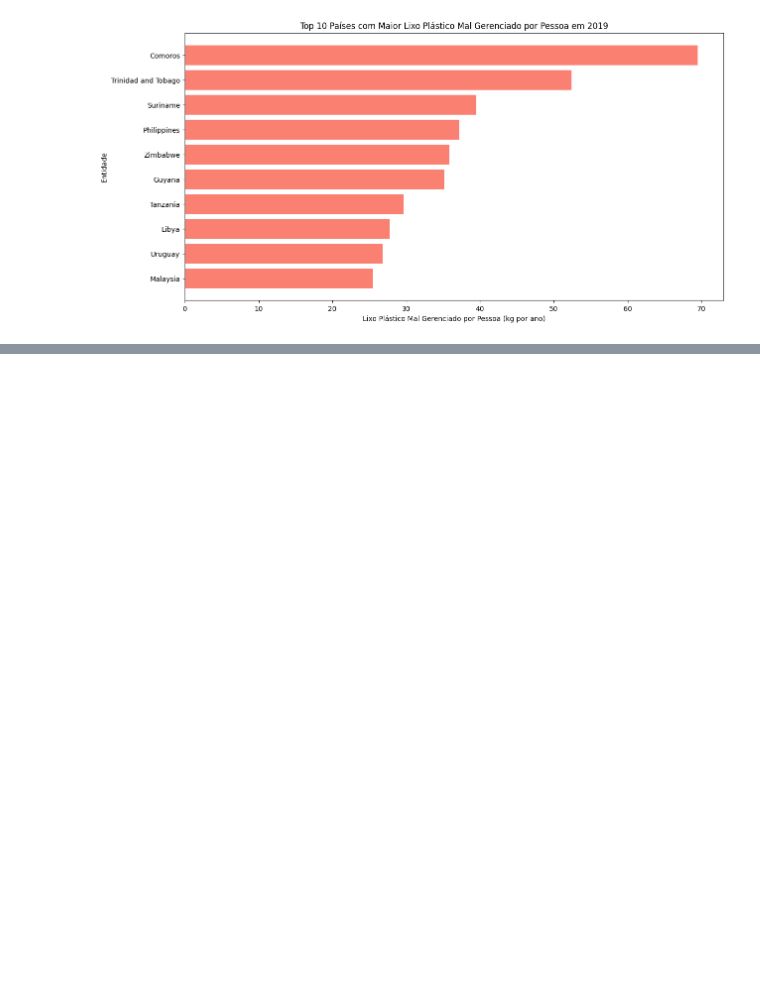
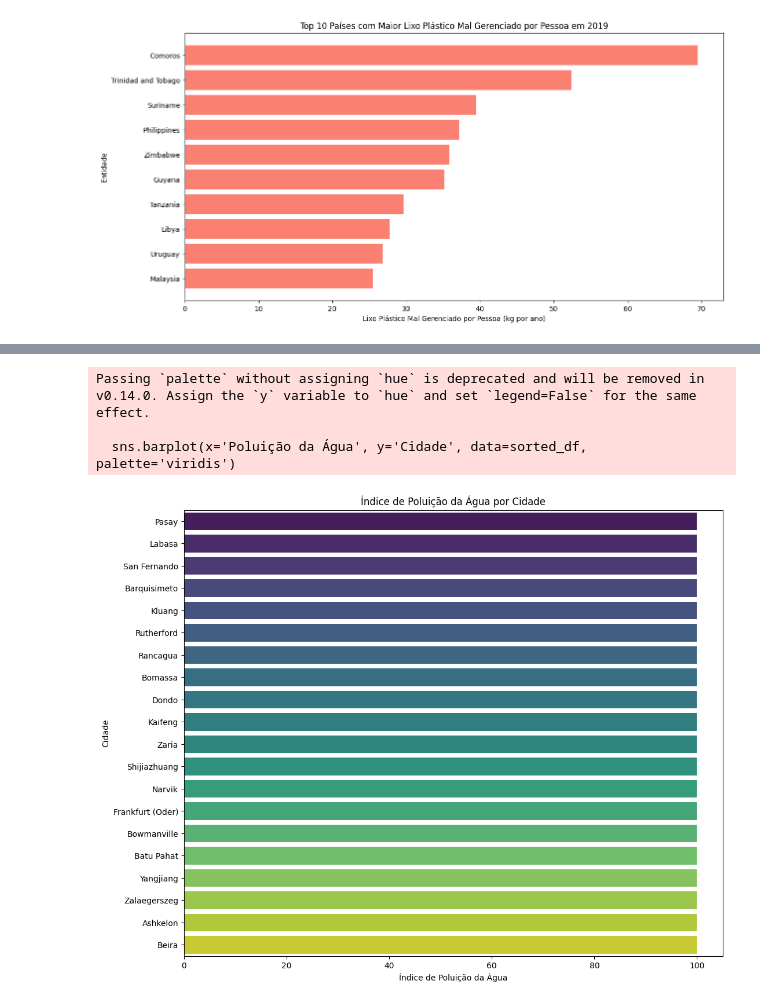
Before and after one commit to patinaomi/global-solutions, a Jupyter notebook: AI & Chatbot/producao_plastico.ipynb, the cells around one changed output, grey strips where cells are left out. Saved outputs shown, nothing was run; the diff lists cells and outputs as text; code cells hidden in the pictures; blank space fills up the shorter version.

```diff
--- a/AI & Chatbot/producao_plastico.ipynb
+++ b/AI & Chatbot/producao_plastico.ipynb
@@ -427,0 +437,19 @@ Observamos que não há entidades comuns entre todos os conjuntos de dados, o qu
+# %%
+# Criar um gráfico de barras que mostre a poluição da água nas cidades, organizado do maior para o menor índice de poluição,
+# Este gráfico será útil para visualizar rapidamente quais cidades enfrentam os maiores desafios com a poluição da água.
+
+# Ordenar os dados pela coluna de Poluição da Água do maior para o menor e limitar a 20 cidades com maior poluiçao
+sorted_df = df_poluicao_agua_ar.sort_values(by='Poluição da Água', ascending=False).head(20)
+
+# Criar um gráfico de barras
+plt.figure(figsize=(12, 10))
+sns.barplot(x='Poluição da Água', y='Cidade', data=sorted_df, palette='viridis')
+plt.title('Índice de Poluição da Água por Cidade')
+plt.xlabel('Índice de Poluição da Água')
+plt.ylabel('Cidade')
+plt.show()
+# %% [output]
+Passing `palette` without assigning `hue` is deprecated and will be removed in v0.14.0. Assign the `y` variable to `hue` and set `legend=False` for the same effect.
+
+  sns.barplot(x='Poluição da Água', y='Cidade', data=sorted_df, palette='viridis')
+[figure, added]
```
Also changed, not shown: parts of 90 cells of this notebook, 8 other files.
